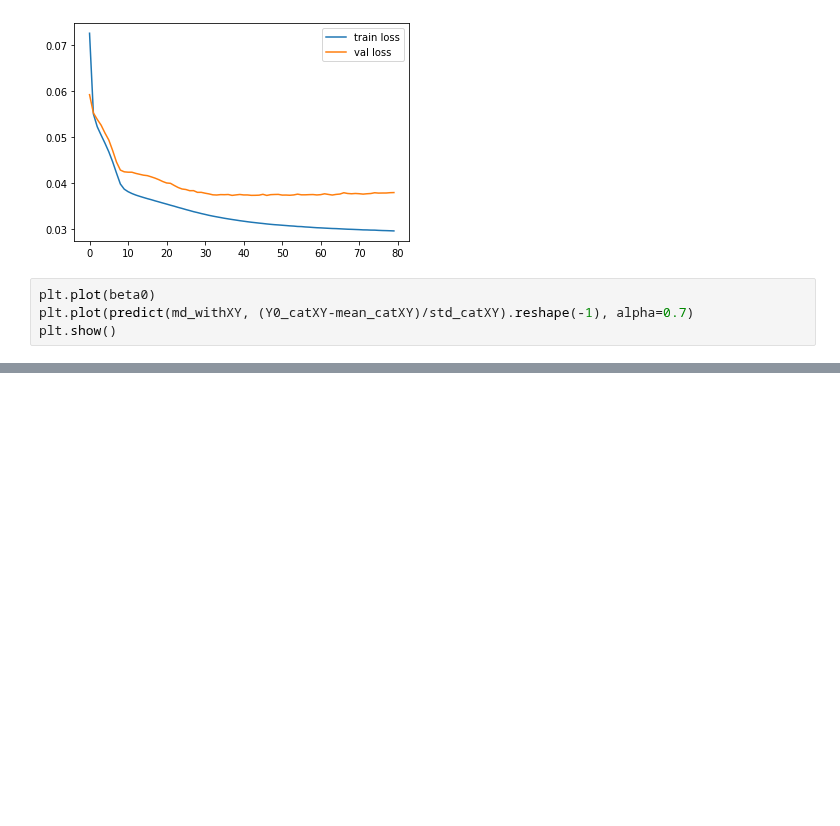
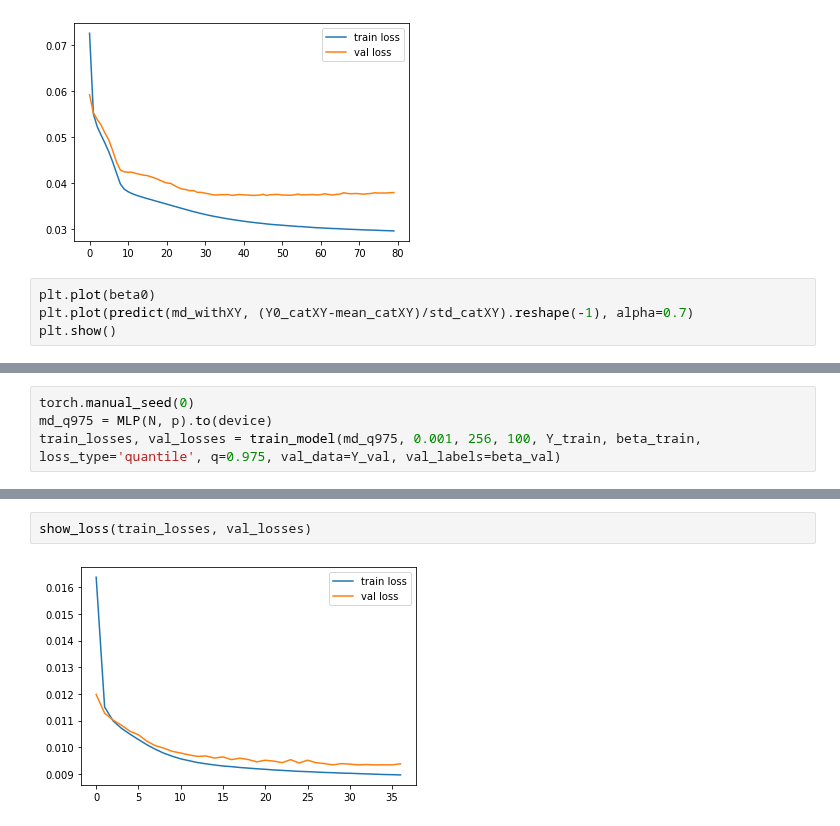
Before and after one commit to glory-99/simulation-based-inference, a Jupyter notebook: high_dimensional.ipynb, the cells around one changed output, grey strips where cells are left out. Saved outputs shown, nothing was run; the diff lists cells and outputs as text; blank space fills up the shorter version.

```diff
--- a/high_dimensional.ipynb
+++ b/high_dimensional.ipynb
@@ -339,0 +400,4 @@ Y_val_rho0 = np.load('./data/Y_val_rho0.npy')
+# %%
+torch.manual_seed(0)
+md_q975 = MLP(N, p).to(device)
+train_losses, val_losses = train_model(md_q975, 0.001, 256, 100, Y_train, beta_train, loss_type='quantile', q=0.975, val_data=Y_val, val_labels=beta_val)
@@ -339,0 +422,4 @@ Y_val_rho0 = np.load('./data/Y_val_rho0.npy')
+# %%
+show_loss(train_losses, val_losses)
+# %% [output]
+[figure, added]
```
Also changed, not shown: parts of 36 cells of this notebook.
